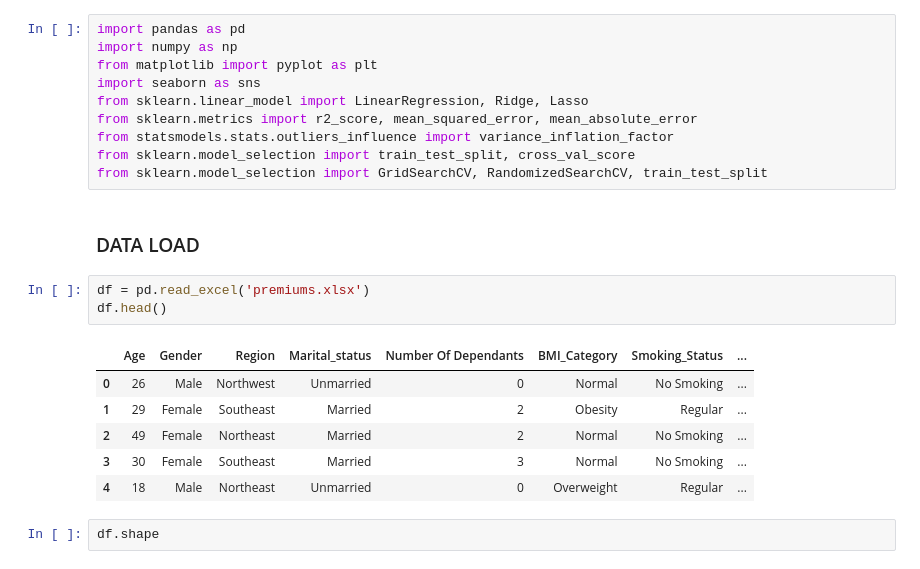
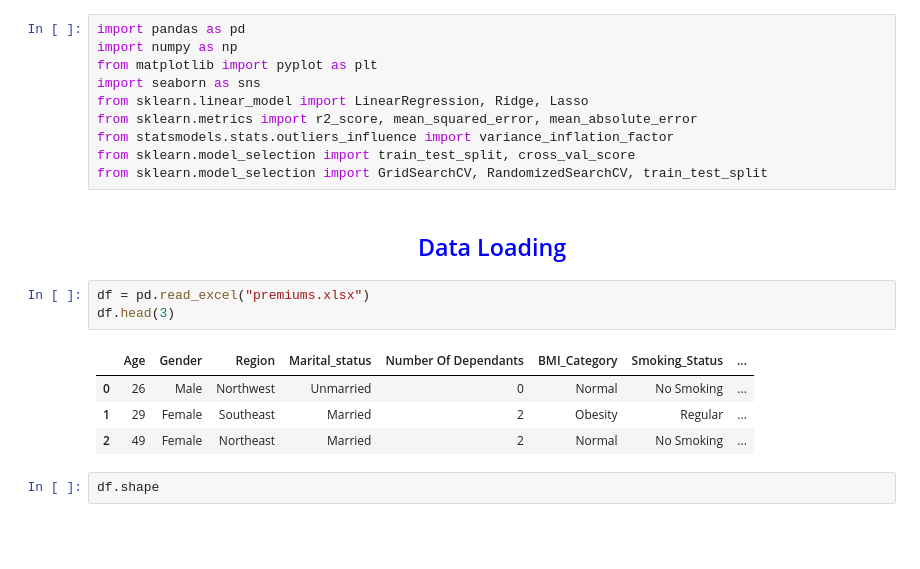
Before and after one commit to Sannidhyakaushik/Predictive-Health-Insurance-Model, a Jupyter notebook: ml_premium_prediction.ipynb, the cells around one changed output. Drawn from its saved outputs; the diff is of its cells as text; blank space fills up the shorter version.

```diff
--- a/ml_premium_prediction.ipynb
+++ b/ml_premium_prediction.ipynb
@@ -8,18 +8,16 @@ from sklearn.metrics import r2_score, mean_squared_error, mean_absolute_error
 from statsmodels.stats.outliers_influence import variance_inflation_factor
 from sklearn.model_selection import train_test_split, cross_val_score
 from sklearn.model_selection import GridSearchCV, RandomizedSearchCV, train_test_split
-# %% [markdown]
-### DATA LOAD
+# %% [markdown]
+<h2 align="center" style="color:blue">Data Loading</h2>
 # %%
-df = pd.read_excel('premiums.xlsx')
-df.head()
+df = pd.read_excel("premiums.xlsx")
+df.head(3)
 # %% [output]
 |  | Age | Gender | Region | Marital_status | Number Of Dependants | BMI_Category | Smoking_Status | ... |
 | 0 | 26 | Male | Northwest | Unmarried | 0 | Normal | No Smoking | ... |
 | 1 | 29 | Female | Southeast | Married | 2 | Obesity | Regular | ... |
 | 2 | 49 | Female | Northeast | Married | 2 | Normal | No Smoking | ... |
-| 3 | 30 | Female | Southeast | Married | 3 | Normal | No Smoking | ... |
-| 4 | 18 | Male | Northeast | Unmarried | 0 | Overweight | Regular | ... |
 # %%
 df.shape
 # %% [output]
```
Also changed, not shown: parts of 96 cells of this notebook.
